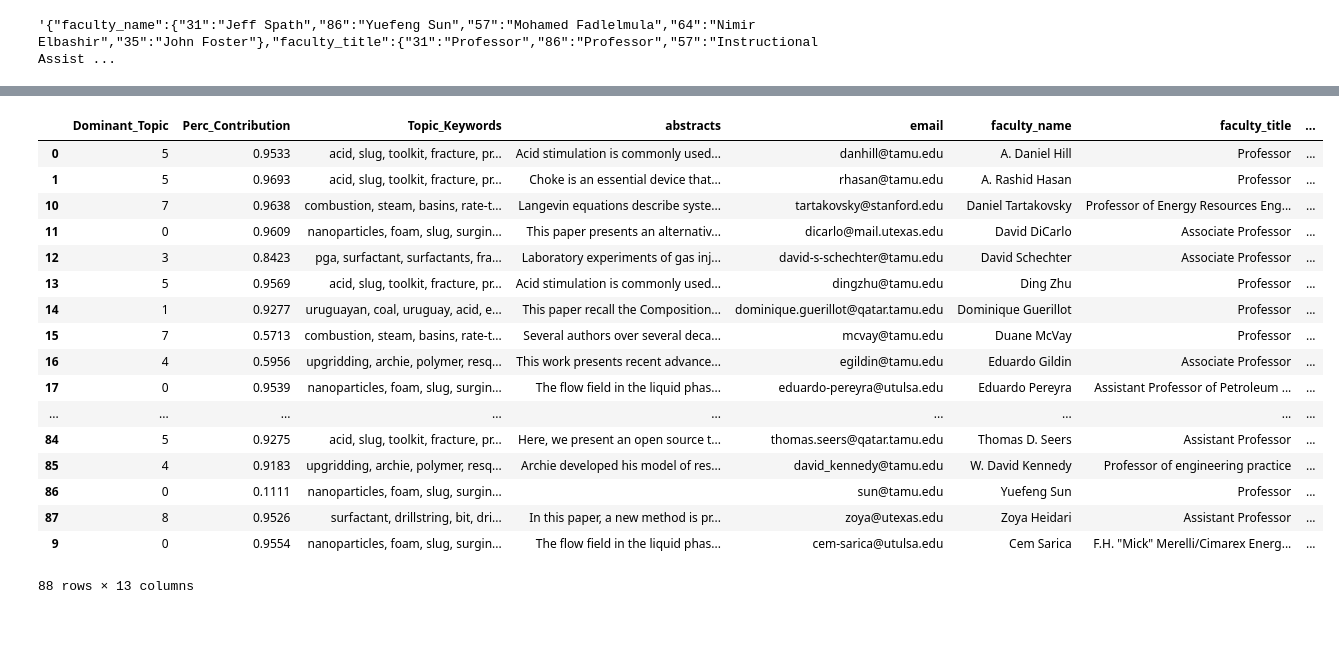
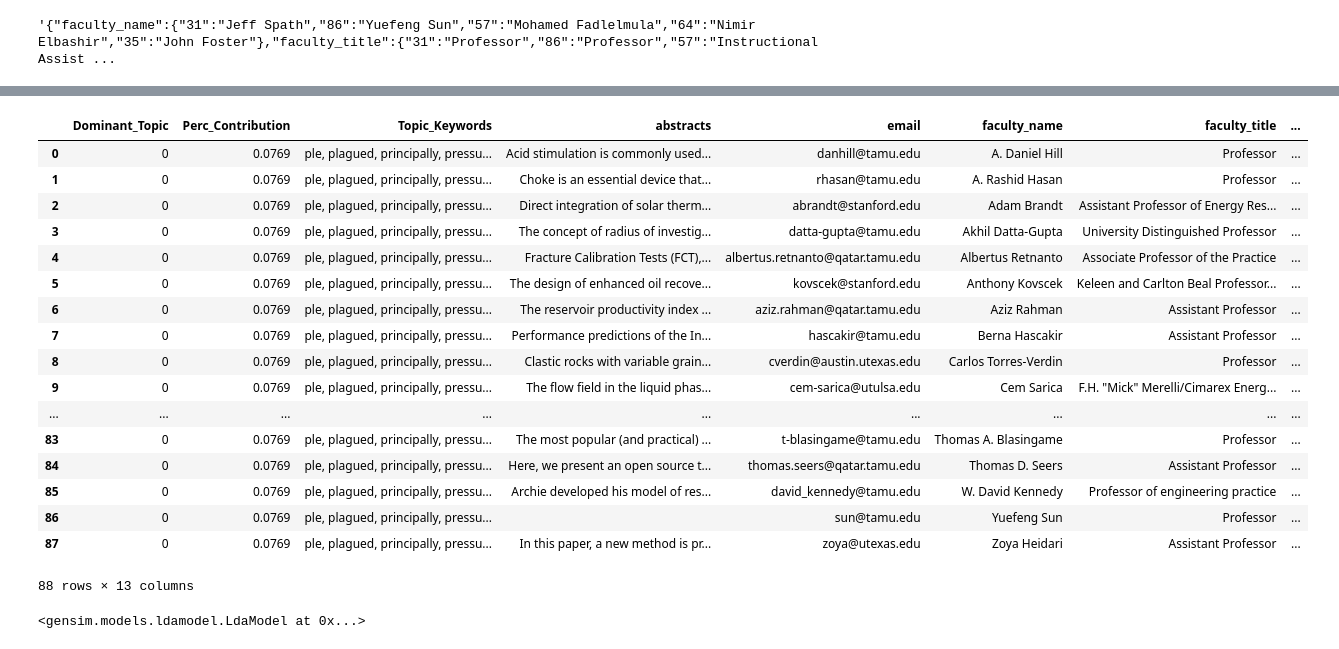
Before and after one commit to neha8anand/professor-profiler, a Jupyter notebook: my_app/gensim_topic_model.ipynb, the cells around one changed output, grey strips where cells are left out. Saved outputs shown, nothing was run; the diff lists cells and outputs as text; code cells hidden in the pictures.

Commit message:
Update gensim model files

```diff
--- a/my_app/gensim_topic_model.ipynb
+++ b/my_app/gensim_topic_model.ipynb
@@ -609,23 +659,23 @@ final_topic_df.head()
 | 12 | Laboratory experiments of gas inj... | david-s-schechter@tamu.edu | David Schechter | Associate Professor | https://scholar.google.com/citati... | RICH 610 | https://engineering.tamu.edu/petr... | Gas Injection for EOR in Organic ... | ... |
 # %%
 gensim_df = pd.read_json('../data/final_gensim_database.json')
-gensim_df
+gensim_df.sort_index()
 # %% [output]
 |  | Dominant_Topic | Perc_Contribution | Topic_Keywords | abstracts | email | faculty_name | faculty_title | ... |
-| 0 | 5 | 0.9533 | acid, slug, toolkit, fracture, pr... | Acid stimulation is commonly used... | danhill@tamu.edu | A. Daniel Hill | Professor | ... |
-| 1 | 5 | 0.9693 | acid, slug, toolkit, fracture, pr... | Choke is an essential device that... | rhasan@tamu.edu | A. Rashid Hasan | Professor | ... |
-| 10 | 7 | 0.9638 | combustion, steam, basins, rate-t... | Langevin equations describe syste... | tartakovsky@stanford.edu | Daniel Tartakovsky | Professor of Energy Resources Eng... | ... |
-| 11 | 0 | 0.9609 | nanoparticles, foam, slug, surgin... | This paper presents an alternativ... | dicarlo@mail.utexas.edu | David DiCarlo | Associate Professor | ... |
-| 12 | 3 | 0.8423 | pga, surfactant, surfactants, fra... | Laboratory experiments of gas inj... | david-s-schechter@tamu.edu | David Schechter | Associate Professor | ... |
-| 13 | 5 | 0.9569 | acid, slug, toolkit, fracture, pr... | Acid stimulation is commonly used... | dingzhu@tamu.edu | Ding Zhu | Professor | ... |
-| 14 | 1 | 0.9277 | uruguayan, coal, uruguay, acid, e... | This paper recall the Composition... | dominique.guerillot@qatar.tamu.edu | Dominique Guerillot | Professor | ... |
-| 15 | 7 | 0.5713 | combustion, steam, basins, rate-t... | Several authors over several deca... | mcvay@tamu.edu | Duane McVay | Professor | ... |
-| 16 | 4 | 0.5956 | upgridding, archie, polymer, resq... | This work presents recent advance... | egildin@tamu.edu | Eduardo Gildin | Associate Professor | ... |
-| 17 | 0 | 0.9539 | nanoparticles, foam, slug, surgin... | The flow field in the liquid phas... | eduardo-pereyra@utulsa.edu | Eduardo Pereyra | Assistant Professor of Petroleum ... | ... |
+| 0 | 0 | 0.0769 | ple, plagued, principally, pressu... | Acid stimulation is commonly used... | danhill@tamu.edu | A. Daniel Hill | Professor | ... |
+| 1 | 0 | 0.0769 | ple, plagued, principally, pressu... | Choke is an essential device that... | rhasan@tamu.edu | A. Rashid Hasan | Professor | ... |
+| 2 | 0 | 0.0769 | ple, plagued, principally, pressu... | Direct integration of solar therm... | abrandt@stanford.edu | Adam Brandt | Assistant Professor of Energy Res... | ... |
+| 3 | 0 | 0.0769 | ple, plagued, principally, pressu... | The concept of radius of investig... | datta-gupta@tamu.edu | Akhil Datta-Gupta | University Distinguished Professor | ... |
+| 4 | 0 | 0.0769 | ple, plagued, principally, pressu... | Fracture Calibration Tests (FCT),... | albertus.retnanto@qatar.tamu.edu | Albertus Retnanto | Associate Professor of the Practice | ... |
+| 5 | 0 | 0.0769 | ple, plagued, principally, pressu... | The design of enhanced oil recove... | kovscek@stanford.edu | Anthony Kovscek | Keleen and Carlton Beal Professor... | ... |
+| 6 | 0 | 0.0769 | ple, plagued, principally, pressu... | The reservoir productivity index ... | aziz.rahman@qatar.tamu.edu | Aziz Rahman | Assistant Professor | ... |
+| 7 | 0 | 0.0769 | ple, plagued, principally, pressu... | Performance predictions of the In... | hascakir@tamu.edu | Berna Hascakir | Assistant Professor | ... |
+| 8 | 0 | 0.0769 | ple, plagued, principally, pressu... | Clastic rocks with variable grain... | cverdin@austin.utexas.edu | Carlos Torres-Verdin | Professor | ... |
+| 9 | 0 | 0.0769 | ple, plagued, principally, pressu... | The flow field in the liquid phas... | cem-sarica@utulsa.edu | Cem Sarica | F.H. "Mick" Merelli/Cimarex Energ... | ... |
 | ... | ... | ... | ... | ... | ... | ... | ... | ... |
-| 84 | 5 | 0.9275 | acid, slug, toolkit, fracture, pr... | Here, we present an open source t... | thomas.seers@qatar.tamu.edu | Thomas D. Seers | Assistant Professor | ... |
-| 85 | 4 | 0.9183 | upgridding, archie, polymer, resq... | Archie developed his model of res... | david_kennedy@tamu.edu | W. David Kennedy | Professor of engineering practice | ... |
-| 86 | 0 | 0.1111 | nanoparticles, foam, slug, surgin... |  | sun@tamu.edu | Yuefeng Sun | Professor | ... |
-| 87 | 8 | 0.9526 | surfactant, drillstring, bit, dri... | In this paper, a new method is pr... | zoya@utexas.edu | Zoya Heidari | Assistant Professor | ... |
-| 9 | 0 | 0.9554 | nanoparticles, foam, slug, surgin... | The flow field in the liquid phas... | cem-sarica@utulsa.edu | Cem Sarica | F.H. "Mick" Merelli/Cimarex Energ... | ... |
+| 83 | 0 | 0.0769 | ple, plagued, principally, pressu... | The most popular (and practical) ... | t-blasingame@tamu.edu | Thomas A. Blasingame | Professor | ... |
+| 84 | 0 | 0.0769 | ple, plagued, principally, pressu... | Here, we present an open source t... | thomas.seers@qatar.tamu.edu | Thomas D. Seers | Assistant Professor | ... |
+| 85 | 0 | 0.0769 | ple, plagued, principally, pressu... | Archie developed his model of res... | david_kennedy@tamu.edu | W. David Kennedy | Professor of engineering practice | ... |
+| 86 | 0 | 0.0769 | ple, plagued, principally, pressu... |  | sun@tamu.edu | Yuefeng Sun | Professor | ... |
+| 87 | 0 | 0.0769 | ple, plagued, principally, pressu... | In this paper, a new method is pr... | zoya@utexas.edu | Zoya Heidari | Assistant Professor | ... |
 88 rows × 13 columns
@@ -631,0 +686,4 @@ gensim_df
+# %%
+optimum_LDA_model
+# %% [output]
+<gensim.models.ldamodel.LdaModel at 0x...>
```
Also changed, not shown: parts of 13 cells of this notebook, 13 other files.
